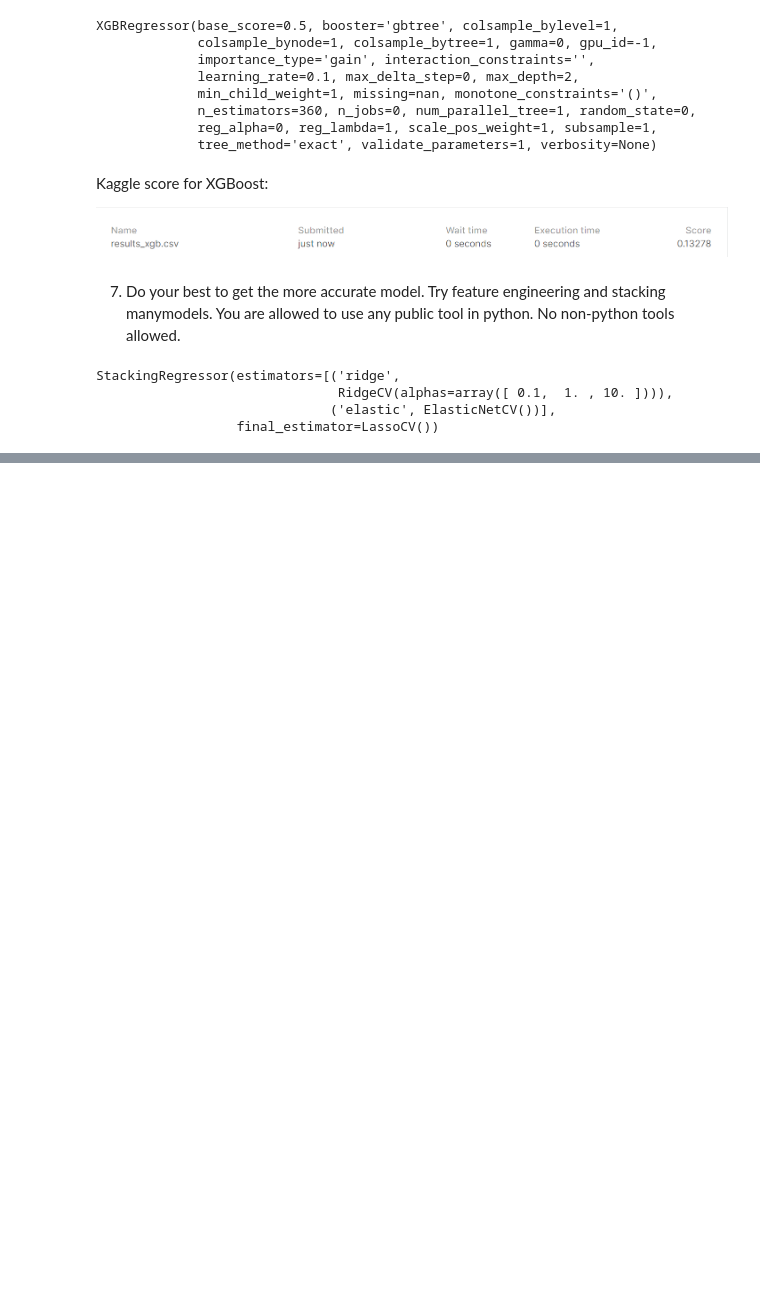
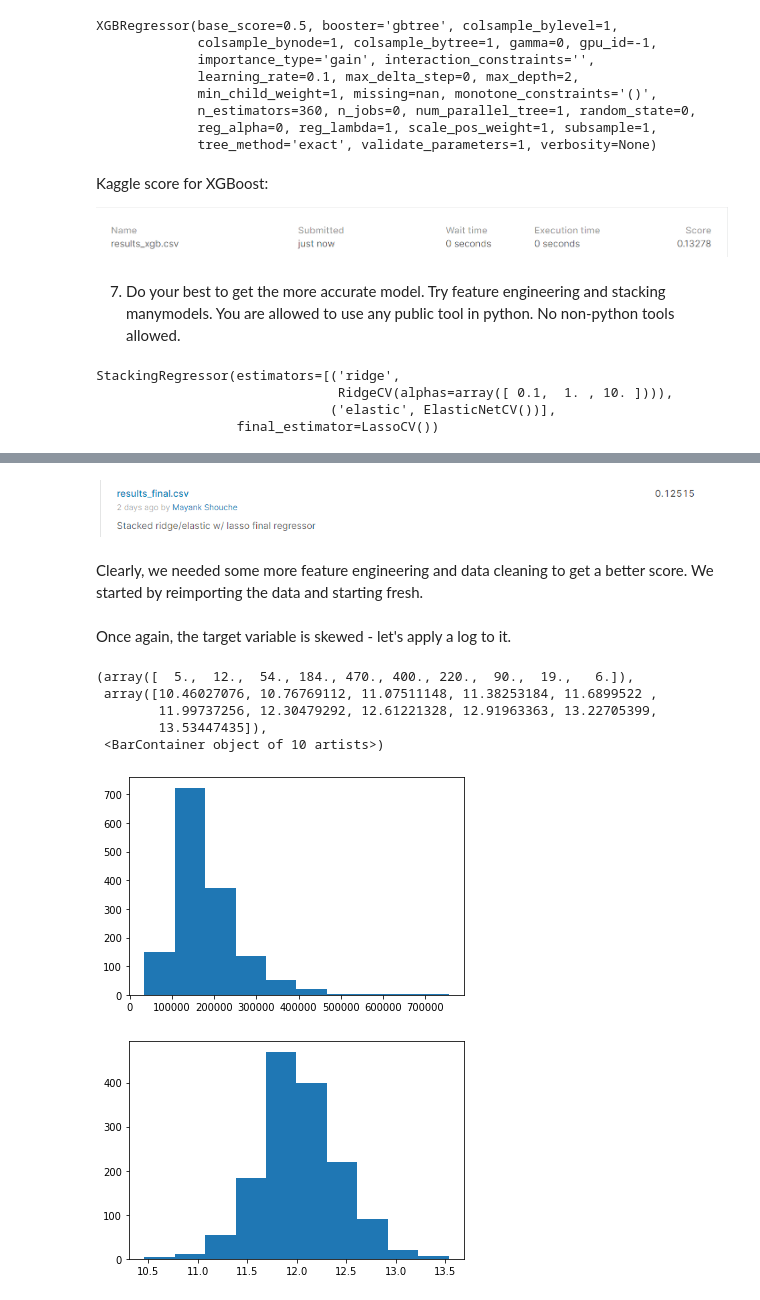
Before and after one commit to sunnykharel/DSLabHW, a Jupyter notebook: Lab3/Lab3.ipynb, the cells around one changed output, grey strips where cells are left out. Drawn from its saved outputs; the diff is of its cells as text; code cells hidden in the pictures; blank space fills up the shorter version.

```diff
--- a/Lab3/Lab3.ipynb
+++ b/Lab3/Lab3.ipynb
@@ -502,0 +462,4 @@ results_lasso_df.to_csv('./kaggle/results_lasso.csv')
+# %% [markdown]
+![image.png](attachment:image.png)
+# %% [markdown]
+Clearly, we needed some more feature engineering and data cleaning to get a better score. We started by reimporting the data and starting fresh.
@@ -502,0 +475,18 @@ results_lasso_df.to_csv('./kaggle/results_lasso.csv')
+# %% [markdown]
+Once again, the target variable is skewed - let's apply a log to it.
+# %%
+plt.figure(1)
+plt.hist(train['SalePrice'])
+
+train['SalePrice'] = np.log1p(train['SalePrice'])
+
+plt.figure(2)
+plt.hist(train['SalePrice'])
+# %% [output]
+(array([  5.,  12.,  54., 184., 470., 400., 220.,  90.,  19.,   6.]),
+ array([10.46027076, 10.76769112, 11.07511148, 11.38253184, 11.6899522 ,
+        11.99737256, 12.30479292, 12.61221328, 12.91963363, 13.22705399,
+        13.53447435]),
+ <BarContainer object of 10 artists>)
+[figure, added]
+[figure, added]
```
Also changed, not shown: parts of 20 cells of this notebook, 2 other files.
